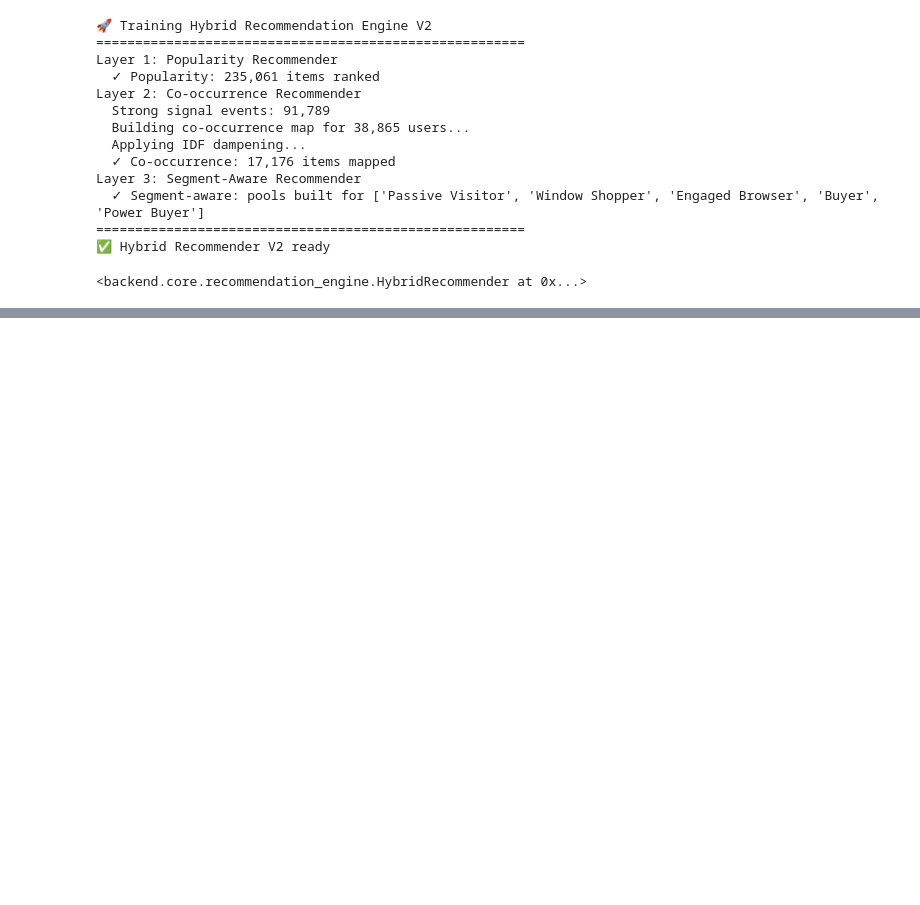
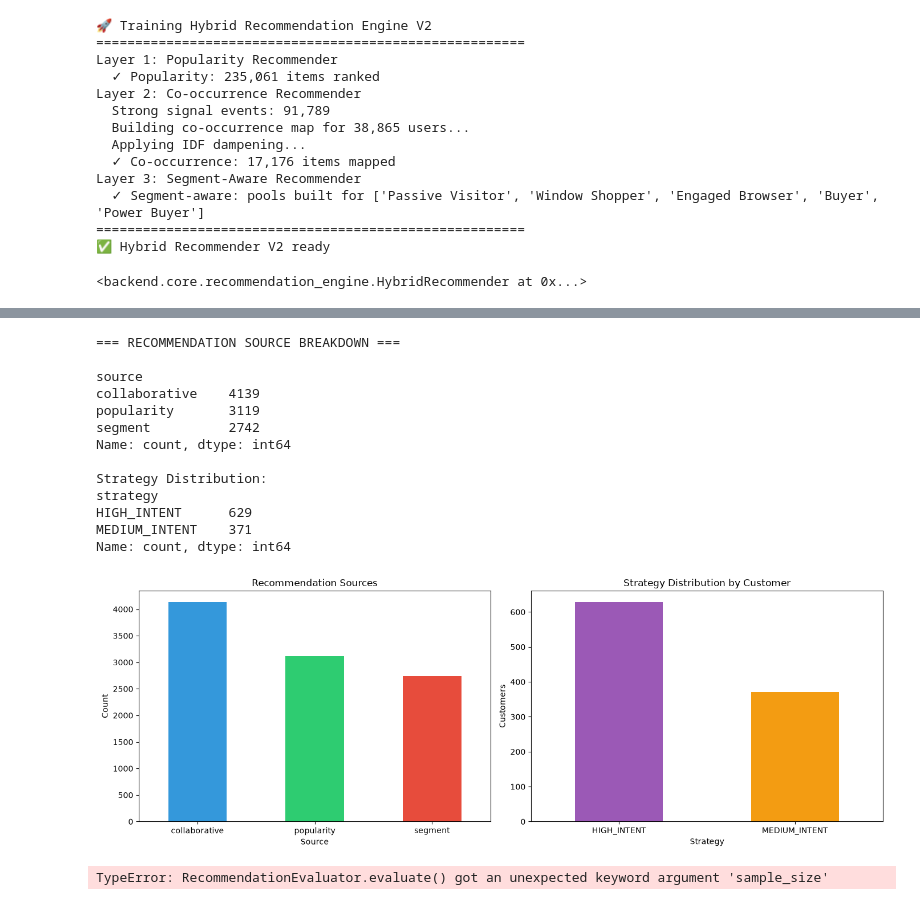
Before and after one commit to syedumar23155/retail-digital-twin, a Jupyter notebook: notebooks/04_recommendation_engine.ipynb, the cells around one changed output, grey strips where cells are left out. Saved outputs shown, nothing was run; the diff lists cells and outputs as text; code cells hidden in the pictures; blank space fills up the shorter version.

```diff
--- a/notebooks/04_recommendation_engine.ipynb
+++ b/notebooks/04_recommendation_engine.ipynb
@@ -88,0 +107,13 @@ Shape: (1407580, 22)
+# %%
+#CELL 5
+# Generate recommendations for top 1000 highest buy-probability customers
+top_customers = twins.nlargest(1000, 'buy_probability')['visitorid'].tolist()
+
+print(f"Generating recommendations for {len(top_customers):,} high-value customers...")
+batch_recs = engine.recommend_batch(top_customers, n=10)
+
+batch_recs.to_csv('datasets/processed/recommendations.csv', index=False)
+print(f"Saved: datasets/processed/recommendations.csv")
+print(f"Total recommendation rows: {len(batch_recs):,}")
+print(f"\nSample:")
+print(batch_recs.head(15).to_string(index=False))
@@ -88,0 +138,59 @@ Shape: (1407580, 22)
+# %%
+#CELL 6
+print("=== RECOMMENDATION SOURCE BREAKDOWN ===\n")
+source_dist = batch_recs['source'].value_counts()
+print(source_dist)
+print(f"\nStrategy Distribution:")
+print(batch_recs.drop_duplicates('visitorid')['strategy'].value_counts())
+
+# Plot
+fig, axes = plt.subplots(1, 2, figsize=(14, 5))
+
+source_dist.plot(kind='bar', ax=axes[0], color=['#3498db','#2ecc71','#e74c3c'])
+axes[0].set_title('Recommendation Sources')
+axes[0].set_xlabel('Source')
+axes[0].set_ylabel('Count')
+axes[0].tick_params(axis='x', rotation=0)
+
+strategy_dist = batch_recs.drop_duplicates('visitorid')['strategy'].value_counts()
+strategy_dist.plot(kind='bar', ax=axes[1], color=['#9b59b6','#f39c12','#1abc9c'])
+axes[1].set_title('Strategy Distribution by Customer')
+axes[1].set_xlabel('Strategy')
+axes[1].set_ylabel('Customers')
+axes[1].tick_params(axis='x', rotation=0)
+
+plt.tight_layout()
+plt.savefig('research/recommendation_sources.png')
+plt.show()
+# %% [output]
+=== RECOMMENDATION SOURCE BREAKDOWN ===
+
+source
+collaborative    4139
+popularity       3119
+segment          2742
+Name: count, dtype: int64
+
+Strategy Distribution:
+strategy
+HIGH_INTENT      629
+MEDIUM_INTENT    371
+Name: count, dtype: int64
+[figure, added]
+# %%
+#CELL 7
+evaluator = RecommendationEvaluator(k=10)
+metrics = evaluator.evaluate(engine, events, sample_size=500)
+
+print("=" * 45)
+print("RECOMMENDATION ENGINE — EVALUATION METRICS")
+print("=" * 45)
+for metric, value in metrics.items():
+    print(f"  {metric:<25}: {value}")
+print("=" * 45)
+print("\nContext:")
+print("  Precision@10: Of 10 items recommended, how many did the customer actually buy?")
+print("  Recall@10:    Of all items the customer bought, how many did we recommend?")
+print("  NDCG@10:      Are the most relevant items ranked higher in the list?")
+# %% [output]
+TypeError: RecommendationEvaluator.evaluate() got an unexpected keyword argument 'sample_size'
```
Also changed, not shown: parts of 8 cells of this notebook, 1 other file.
